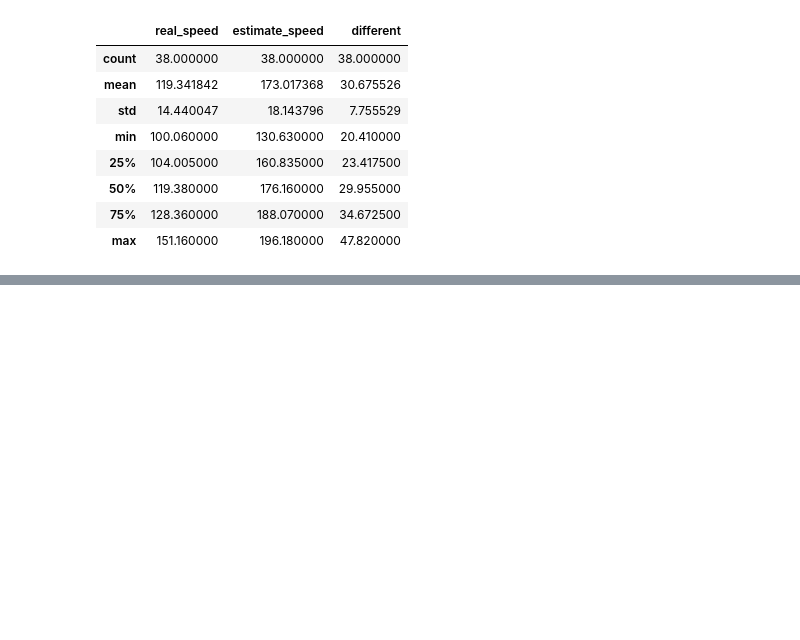
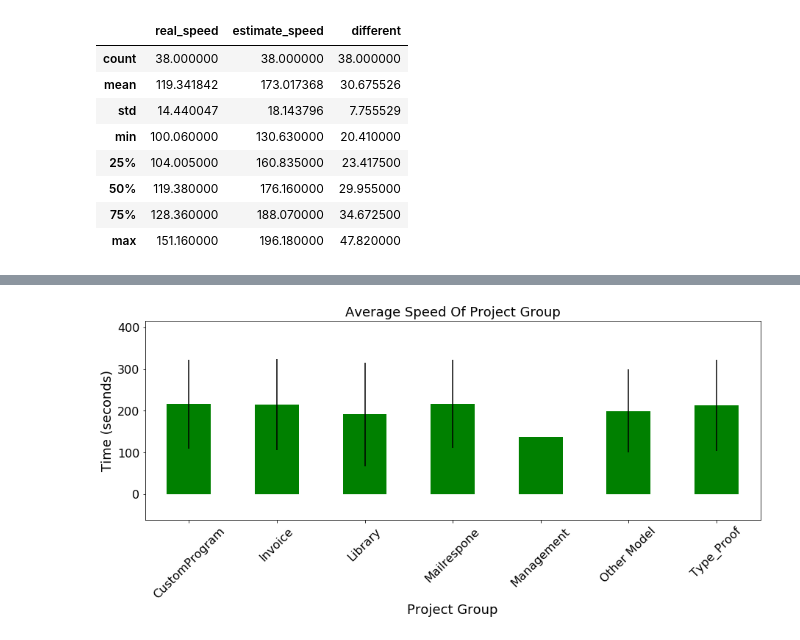
Before and after one commit to latumi231286/datascience-project_speed, a Jupyter notebook: Project_Speed.ipynb, the cells around one changed output, grey strips where cells are left out. Saved outputs shown, nothing was run; the diff lists cells and outputs as text; code cells hidden in the pictures; blank space fills up the shorter version.

```diff
--- a/Project_Speed.ipynb
+++ b/Project_Speed.ipynb
@@ -77,0 +116,13 @@ p.set_ylim(0,300);
+# %%
+p = avg_time['real_speed'].plot(figsize=(15,5),legend=False,kind="bar",rot=45,color="green",fontsize=16,yerr=std);
+p.set_title("Average Speed Of Project Group", fontsize=18);
+p.set_xlabel("Project Group", fontsize=18);
+p.set_ylabel("Time (seconds)", fontsize=18);
+
+
+minVal = min(avg_time['real_speed'])
+maxVal = max(avg_time['real_speed'])
+
+p.set_ylim(minVal - 200,maxVal + 200);
+# %% [output]
+[figure, added]
```
Also changed, not shown: parts of 7 cells of this notebook.
